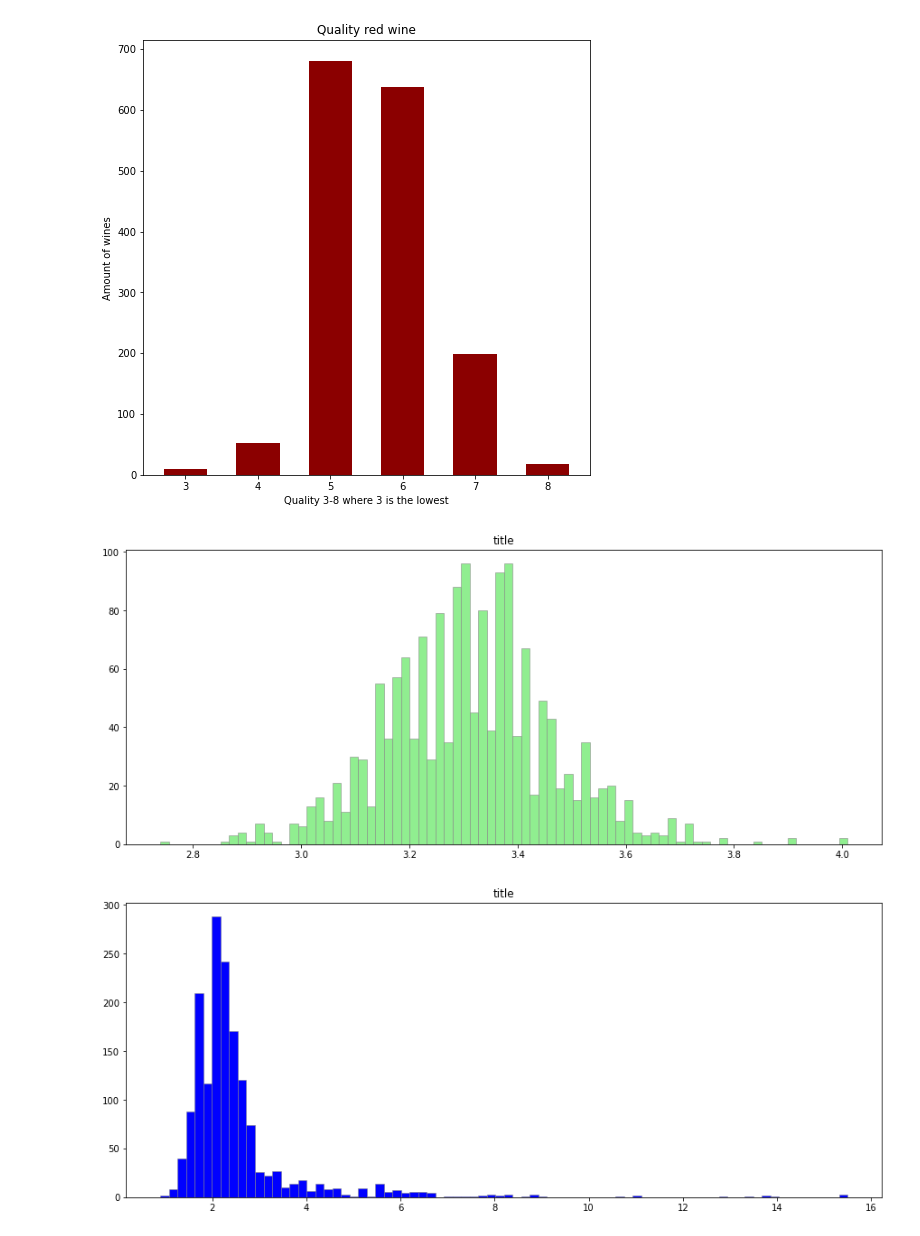
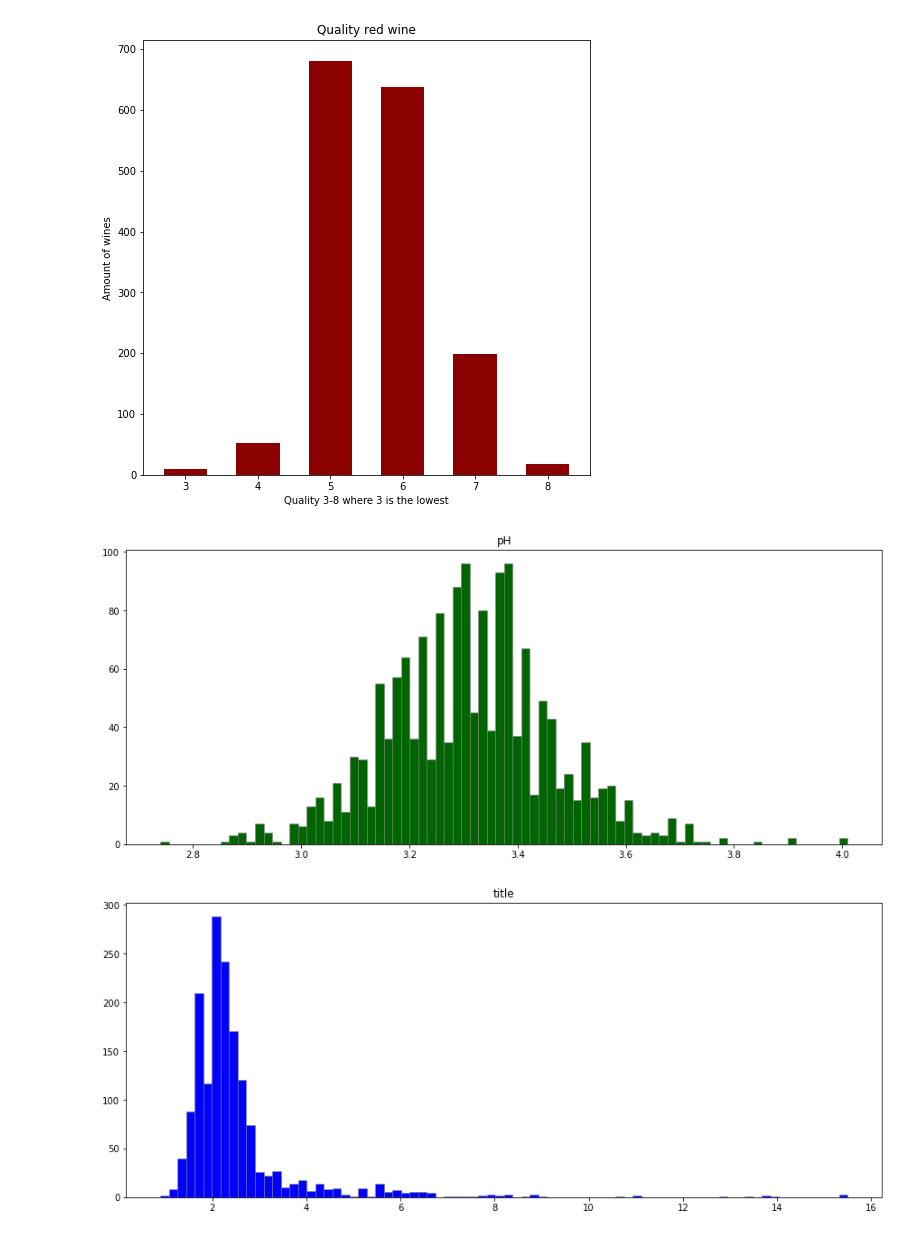
Before and after one commit to movifu1982/EDA---Wine-Project, a Jupyter notebook: homework.ipynb, the cells around one changed output. Drawn from its saved outputs; the diff is of its cells as text; code cells hidden in the pictures.

Commit message:
red wine update

```diff
--- a/homework.ipynb
+++ b/homework.ipynb
@@ -60,12 +60,12 @@ plt.show()
 # %%
 #hist
 plt.figure(figsize=(15, 6))
-plt.title("title")
-plt.hist(red_wine['pH'], color='lightgreen', bins=80,
+plt.title("pH")
+plt.hist(red_wine['pH'], color='darkgreen', bins=80,
          edgecolor='grey', linewidth=0.5)
 plt.show()
 # %% [output]
-[figure, old version]
+[figure, new version]
 # %%
 #hist
 plt.figure(figsize=(15, 6))
```
Also changed, not shown: parts of 7 cells of this notebook.
